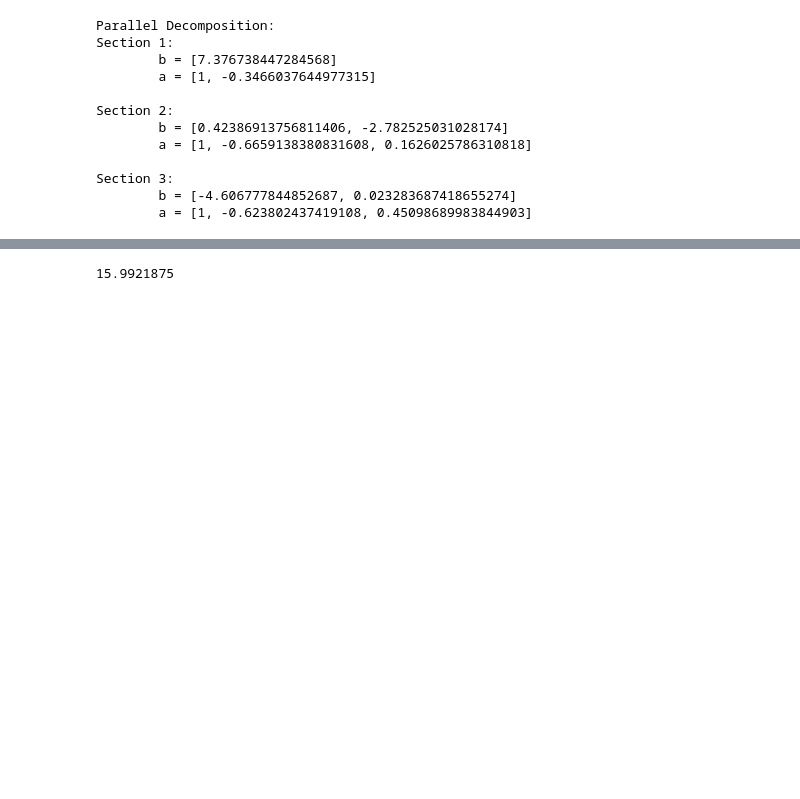
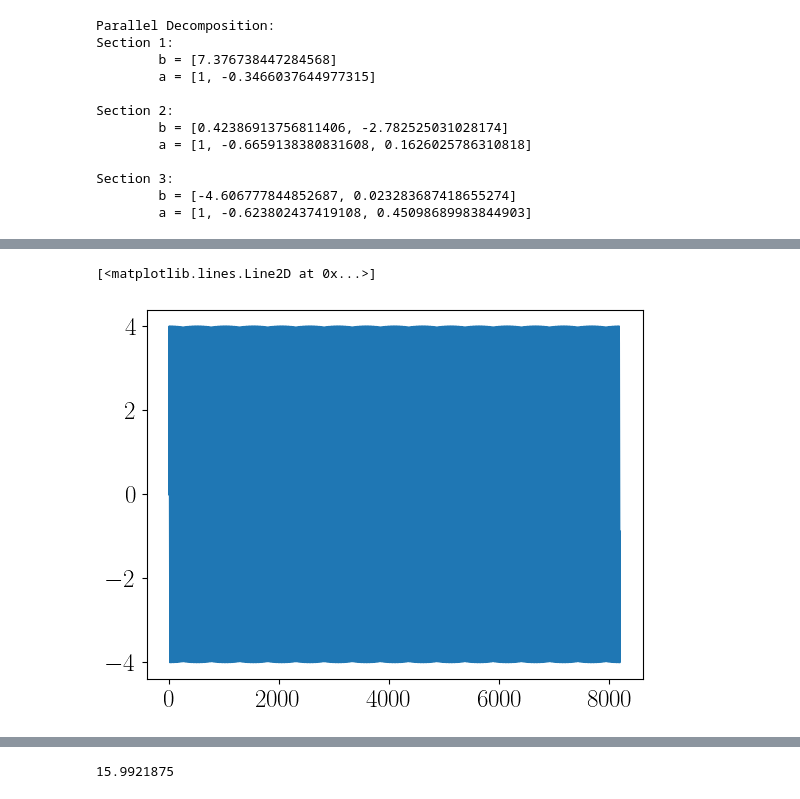
Before and after one commit to urosminoski/All-Digital-RF-Transmitter-in-FPGA-master-, a Jupyter notebook: sim/v1.4/python/jupyter/delta_sigma.ipynb, the cells around one changed output, grey strips where cells are left out. Saved outputs shown, nothing was run; the diff lists cells and outputs as text; code cells hidden in the pictures; blank space fills up the shorter version.

```diff
--- a/sim/v1.4/python/jupyter/delta_sigma.ipynb
+++ b/sim/v1.4/python/jupyter/delta_sigma.ipynb
@@ -99,3 +128,8 @@ yiir = Fxp(0, signed=True, n_word=12, n_frac=7, overflow='saturate', rounding='a
+# %%
+plt.plot(x)
+# %% [output]
+[<matplotlib.lines.Line2D at 0x...>]
+[figure, added]
 # %%
 y = np.zeros(len(x))
 ee = np.zeros(len(x))
```
Also changed, not shown: parts of 20 cells of this notebook, 4 other files.
